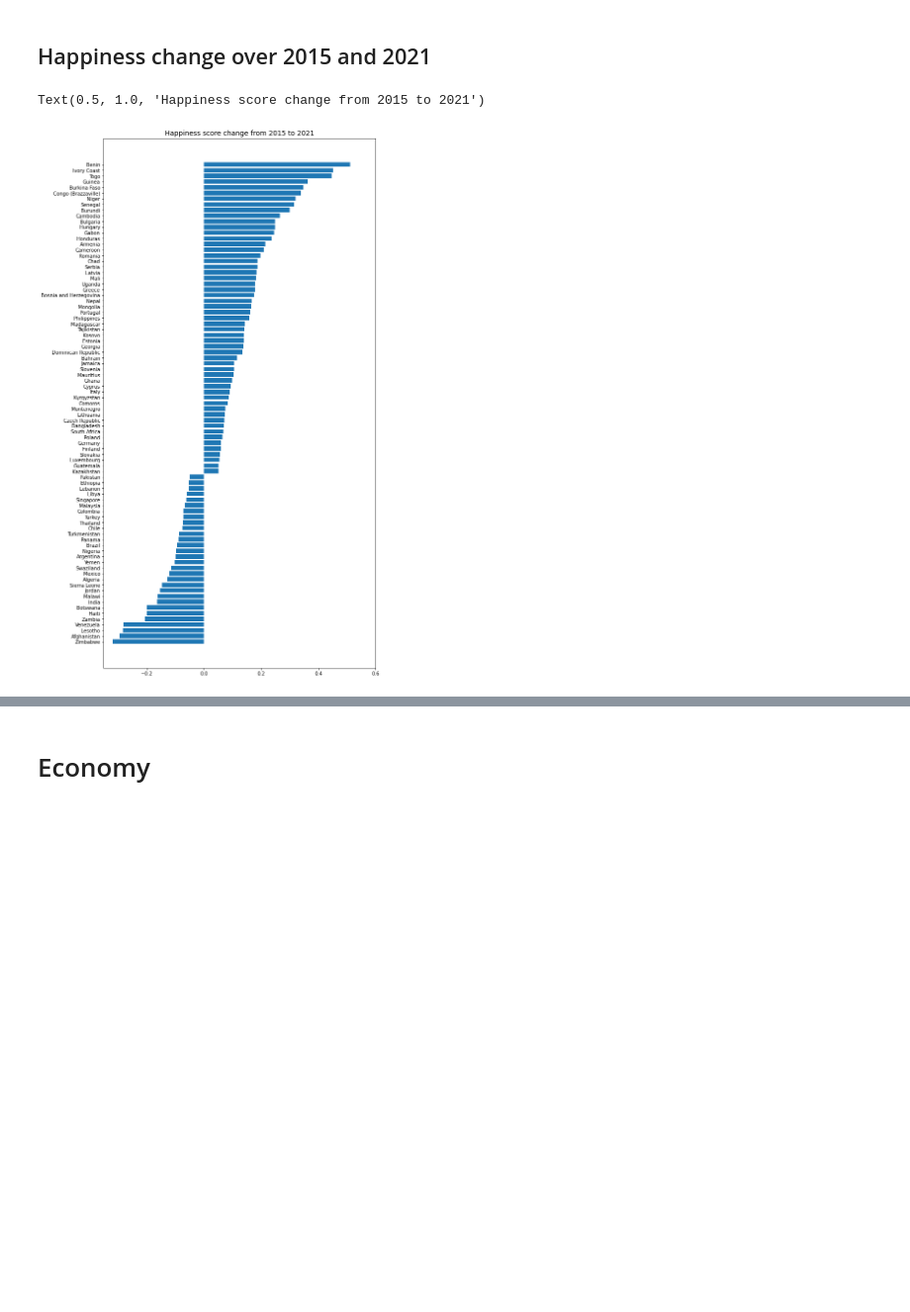
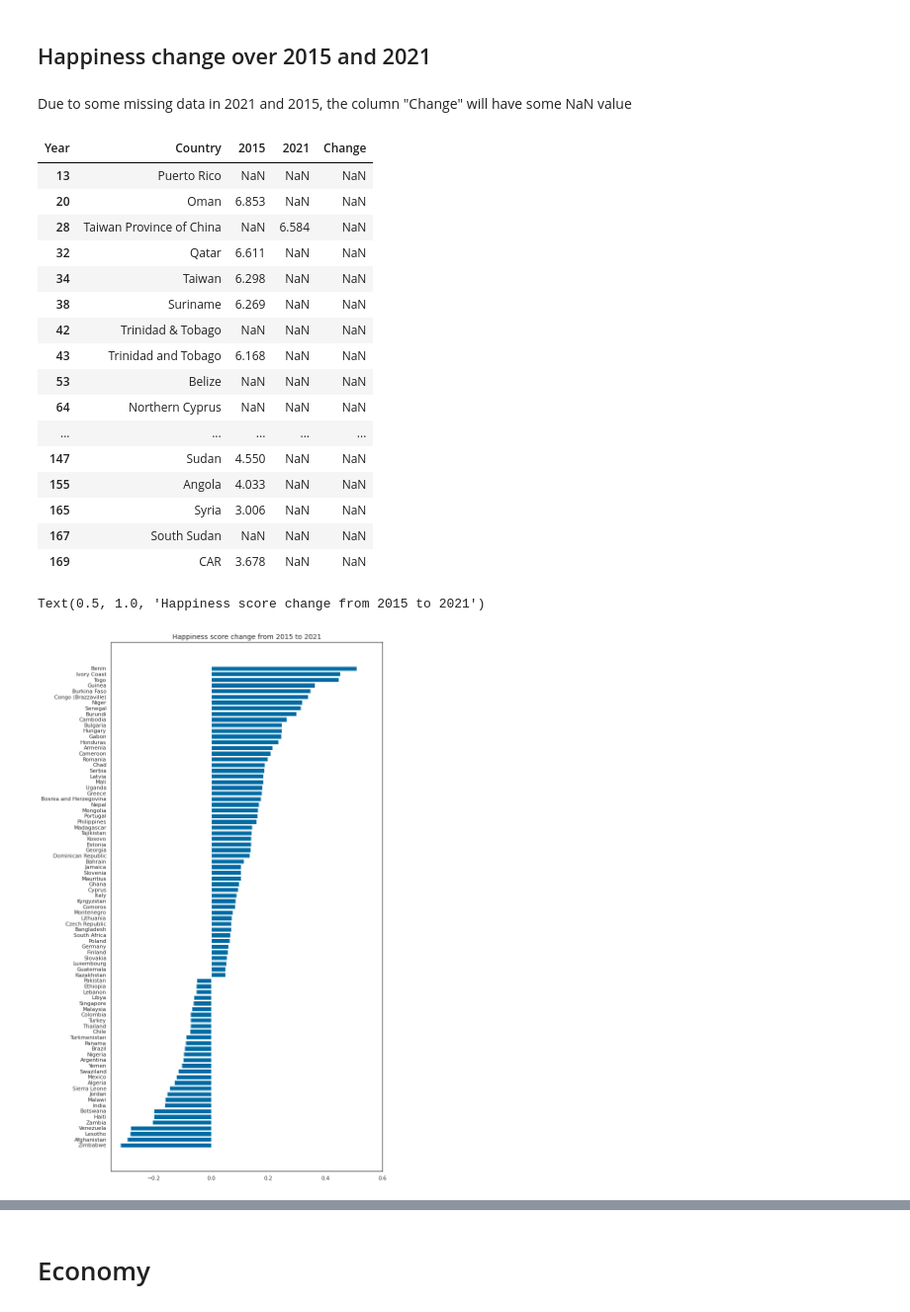
Before and after one commit to nguyenduchuyvn/Udacity-Data-Scientist-Nanodegree, a Jupyter notebook: MyFirstProject/World_Happiness_Report_2015_2021_v2.ipynb, the cells around one changed output, grey strips where cells are left out. Shown at 99% size. Cells and saved outputs as stored; diff of their text form; code cells hidden in the pictures; blank space fills up the shorter version.

```diff
--- a/MyFirstProject/World_Happiness_Report_2015_2021_v2.ipynb
+++ b/MyFirstProject/World_Happiness_Report_2015_2021_v2.ipynb
@@ -435,14 +480,32 @@ plt.show()
+# %% [markdown]
+Due to some missing data in 2021 and 2015, the column "Change" will have some NaN value
+# %%
+# Let's check it out
+temp[temp.isna().any(axis =1)]
+# %% [output]
+| Year | Country | 2015 | 2021 | Change |
+| 13 | Puerto Rico | NaN | NaN | NaN |
+| 20 | Oman | 6.853 | NaN | NaN |
+| 28 | Taiwan Province of China | NaN | 6.584 | NaN |
+| 32 | Qatar | 6.611 | NaN | NaN |
+| 34 | Taiwan | 6.298 | NaN | NaN |
+| 38 | Suriname | 6.269 | NaN | NaN |
+| 42 | Trinidad & Tobago | NaN | NaN | NaN |
+| 43 | Trinidad and Tobago | 6.168 | NaN | NaN |
+| 53 | Belize | NaN | NaN | NaN |
+| 64 | Northern Cyprus | NaN | NaN | NaN |
+| ... | ... | ... | ... | ... |
+| 147 | Sudan | 4.550 | NaN | NaN |
+| 155 | Angola | 4.033 | NaN | NaN |
+| 165 | Syria | 3.006 | NaN | NaN |
+| 167 | South Sudan | NaN | NaN | NaN |
+| 169 | CAR | 3.678 | NaN | NaN |
 # %%
-temp = df_Happiness.copy()
-temp = temp[["Country", 2015,2021]]
-
-temp['Change'] = (temp[2021] - temp[2015]) / temp[2015]
-
+# Let's remote missing data and draw a figure
 temp = temp.dropna(axis = 0)
 threshold = 0.05
 df_change  = temp[np.abs(temp['Change']) > threshold]
 df_change  = df_change.sort_values('Change')
-
 plt.figure(figsize=(10,20))
 # plt.plot(figsize = (20, 10))
 x = df_change["Country"]
@@ -456,4 +519,4 @@ plt.xlim((-0.35,0.6))
 plt.title("Happiness score change from 2015 to 2021", fontsize = 14)
 # %% [output]
 Text(0.5, 1.0, 'Happiness score change from 2015 to 2021')
-[figure, old version]
+[figure, new version]
```
Also changed, not shown: parts of 18 cells of this notebook.
